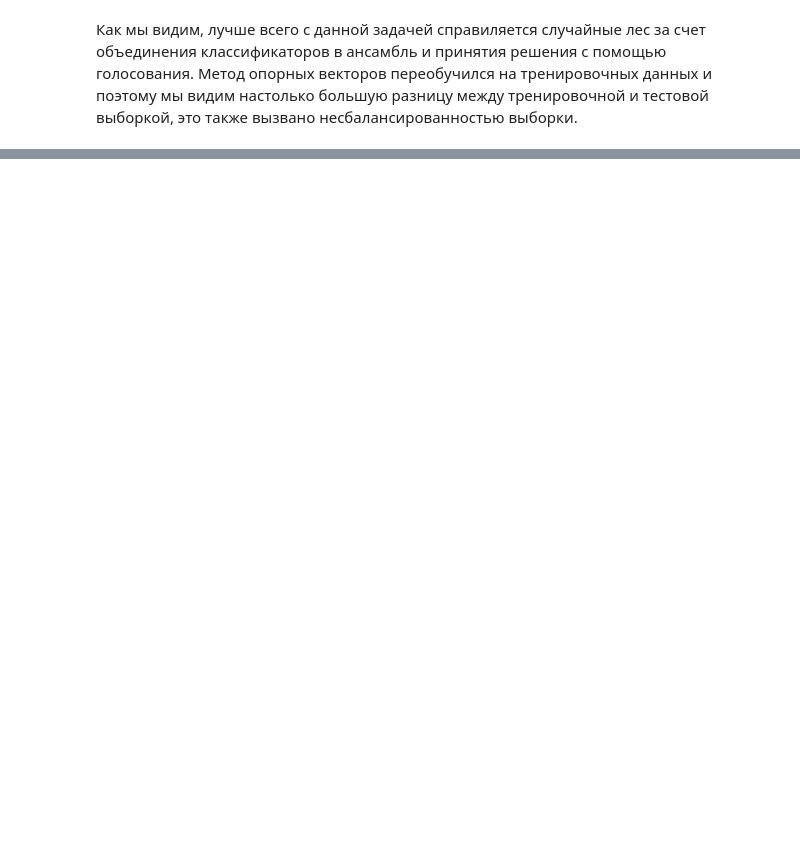
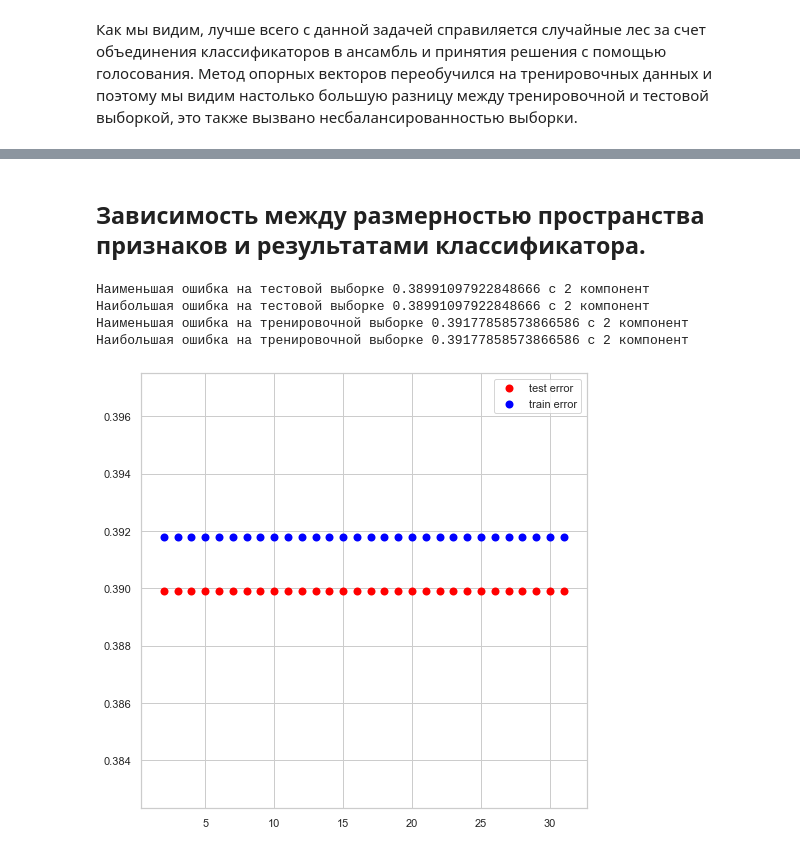
Before and after one commit to eaidova/ML, a Jupyter notebook: task1.ipynb, the cells around one changed output, grey strips where cells are left out. Drawn from its saved outputs; the diff is of its cells as text; code cells hidden in the pictures; blank space fills up the shorter version.

```diff
--- a/task1.ipynb
+++ b/task1.ipynb
@@ -538,0 +556,4 @@ print(err_train, err_test)
+# %%
+from sklearn.decomposition import PCA
+pca = PCA(n_components=2)
+principal_сomponents = pca.fit_transform(X)
@@ -538,0 +615,3 @@ print(err_train, err_test)
+# %%
+X_2d_train = pca.transform(X_train)
+X_2d_test = pca.transform(X_test)
@@ -538,0 +815,46 @@ print(err_train, err_test)
+# %% [markdown]
+## Зависимость между размерностью пространства признаков и результатами классификатора.
+# %%
+
+
+def run_classifier(classifier, x_train, y_train, x_test, y_test):
+    classifier.fit(x_train, y_train)
+    err_train = np.mean(y_train != classifier.predict(x_train))
+    err_test  = np.mean(y_test  != classifier.predict(x_test))
+    return err_train, err_test
+
+def select_components(classifier):
+    n_components = range(2, 32)
+    train_err = []
+    test_err = []
+    for n in n_components:
+        pca = PCA(n_components=n)
+        pca.fit(X)
+        X_nd_train = pca.transform(X_train)
+        X_nd_test = pca.transform(X_test)
+        trn_e, tst_e = run_classifier(classifier, X_nd_train, y_train, X_nd_test, y_test)
+        train_err.append(trn_e)
+        test_err.append(tst_e)
+    return test_err, train_err
+# %%
+test_err, train_err = select_components(knn)
+fig = plt.figure(figsize=(8, 8))
+ax = fig.add_subplot(1,1,1)
+colors = ['red', 'blue']
+ax.scatter(n_components, test_err, color=colors[0], linewidth=2.)
+ax.scatter(n_components, train_err, color=colors[1], linewidth=2.)
+ax.legend(['test error', 'train error'])
+best_test_result = np.argmin(test_err)
+best_train_result = np.argmin(train_err)
+worst_test_result = np.argmax(test_err)
+worst_train_result = np.argmax(train_err)
+print("Наименьшая ошибка на тестовой выборке {} с {} компонент".format(test_err[best_test_result], best_test_result + 2))
+print("Наибольшая ошибка на тестовой выборке {} с {} компонент".format(test_err[worst_test_result], worst_test_result + 2))
+print("Наименьшая ошибка на тренировочной выборке {} с {} компонент".format(train_err[best_train_result], best_train_result + 2))
+print("Наибольшая ошибка на тренировочной выборке {} с {} компонент".format(train_err[worst_train_result], worst_train_result + 2))
+# %% [output]
+Наименьшая ошибка на тестовой выборке 0.38991097922848666 с 2 компонент
+Наибольшая ошибка на тестовой выборке 0.38991097922848666 с 2 компонент
+Наименьшая ошибка на тренировочной выборке 0.39177858573866586 с 2 компонент
+Наибольшая ошибка на тренировочной выборке 0.39177858573866586 с 2 компонент
+[figure, added]
```
Also changed, not shown: parts of 44 cells of this notebook, 1 other file.
